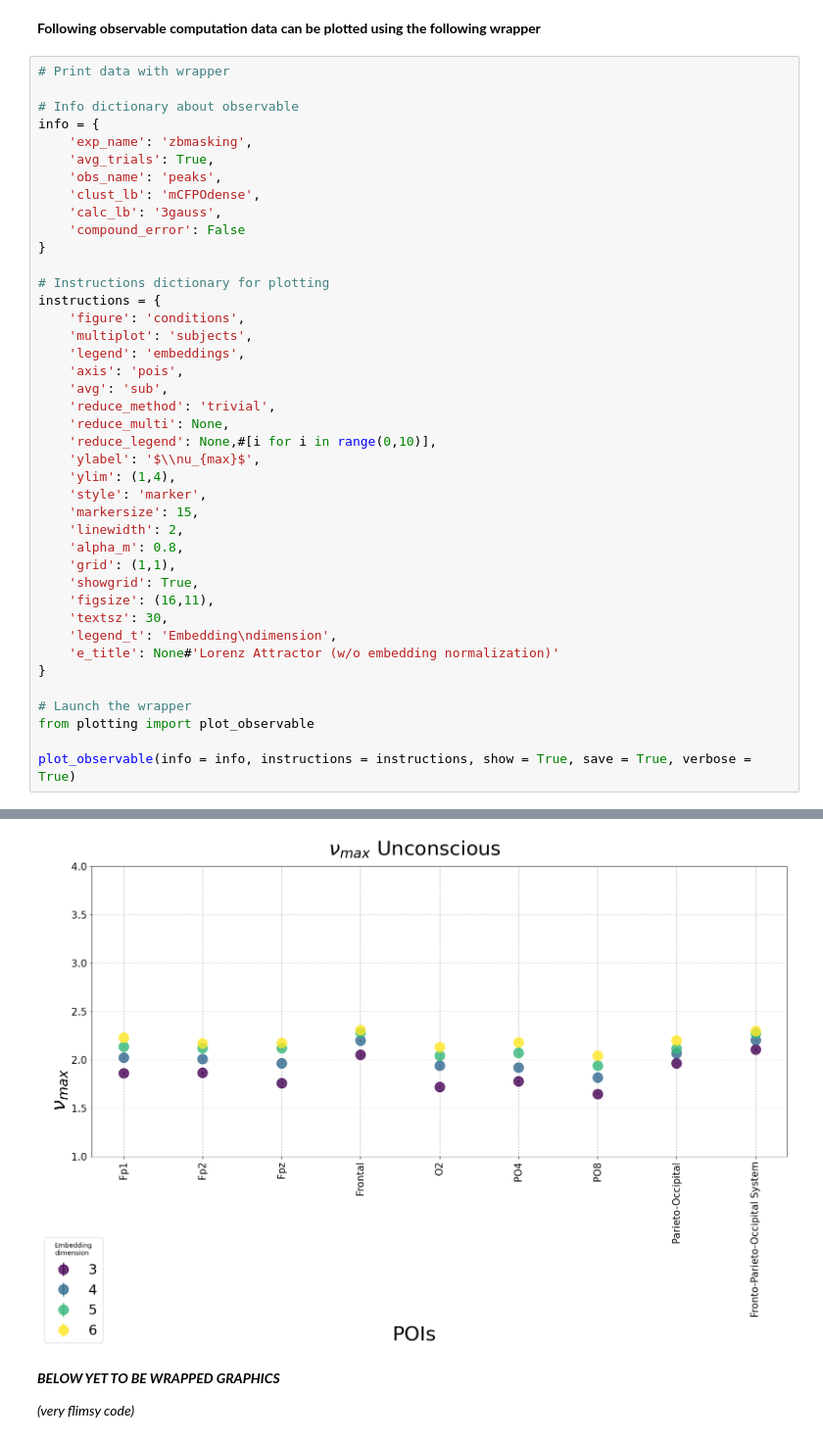
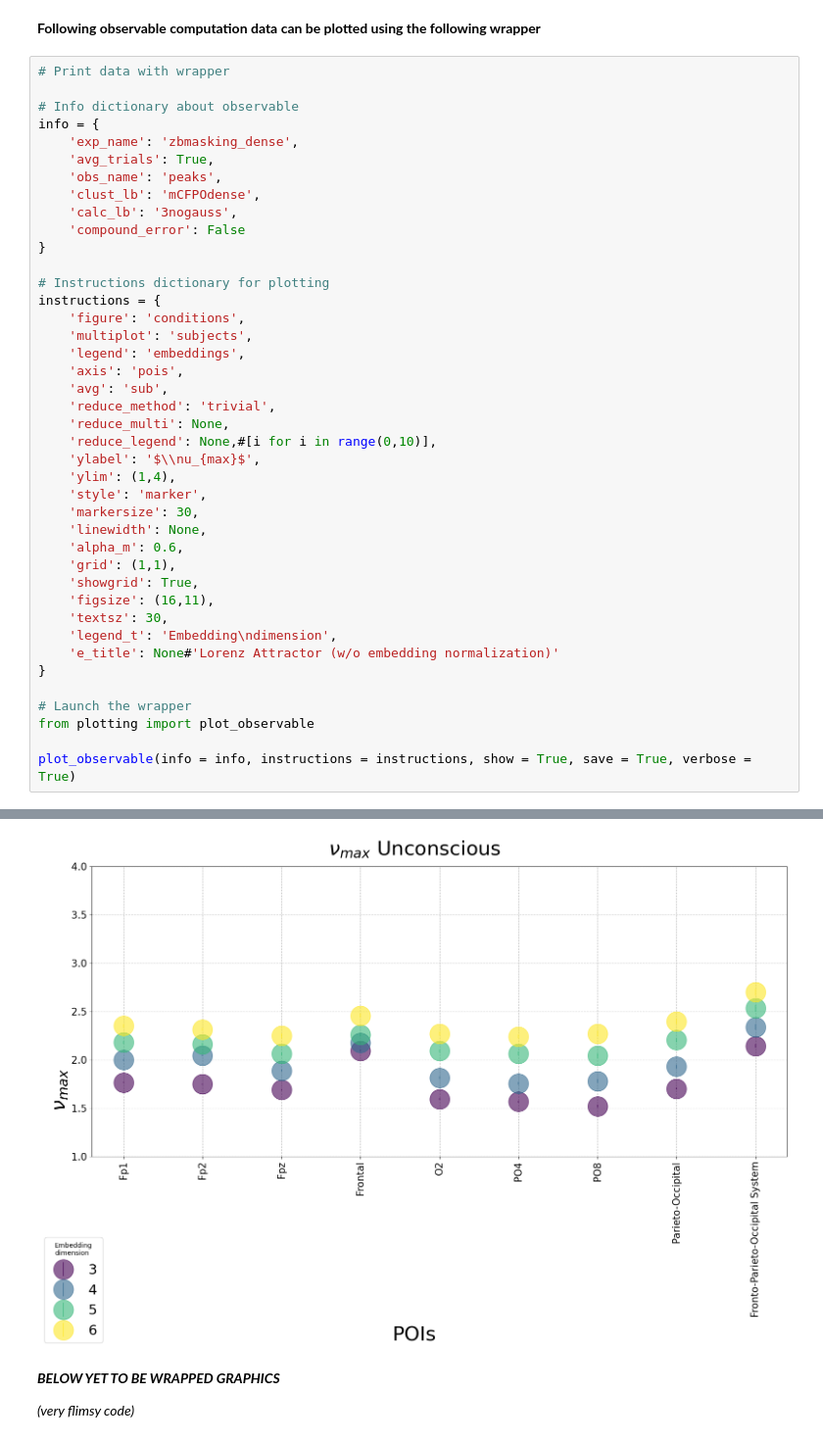
Before and after one commit to lunahsenzacca/nlin-EEG, a Jupyter notebook: nlin-EEG.ipynb, the cells around one changed output, grey strips where cells are left out. Shown at 98% size. Cells and saved outputs as stored; diff of their text form.

```diff
--- a/nlin-EEG.ipynb
+++ b/nlin-EEG.ipynb
@@ -29,11 +29,11 @@ maind = get_maind(save = True)
 
 # Info dictionary about observable
 info = {
-    'exp_name': 'zbmasking',
+    'exp_name': 'zbmasking_dense',
     'avg_trials': True,
     'obs_name': 'peaks',
     'clust_lb': 'mCFPOdense',
-    'calc_lb': '3gauss',
+    'calc_lb': '3nogauss',
     'compound_error': False
 }
 
@@ -50,9 +50,9 @@ instructions = {
     'ylabel': '$\\nu_{max}$',
     'ylim': (1,4),
     'style': 'marker',
-    'markersize': 15,
-    'linewidth': 2,
-    'alpha_m': 0.8,
+    'markersize': 30,
+    'linewidth': None,
+    'alpha_m': 0.6,
     'grid': (1,1),
     'showgrid': True,
     'figsize': (16,11),
@@ -72,4 +72,4 @@ plot_observable(info = info, instructions = instructions, show = True, save = Tr
-[figure, old version]
+[figure, new version]
 # %% [markdown]
 ***BELOW YET TO BE WRAPPED GRAPHICS***
 
```
Also changed, not shown: parts of 1 cell of this notebook, 6 other files.
